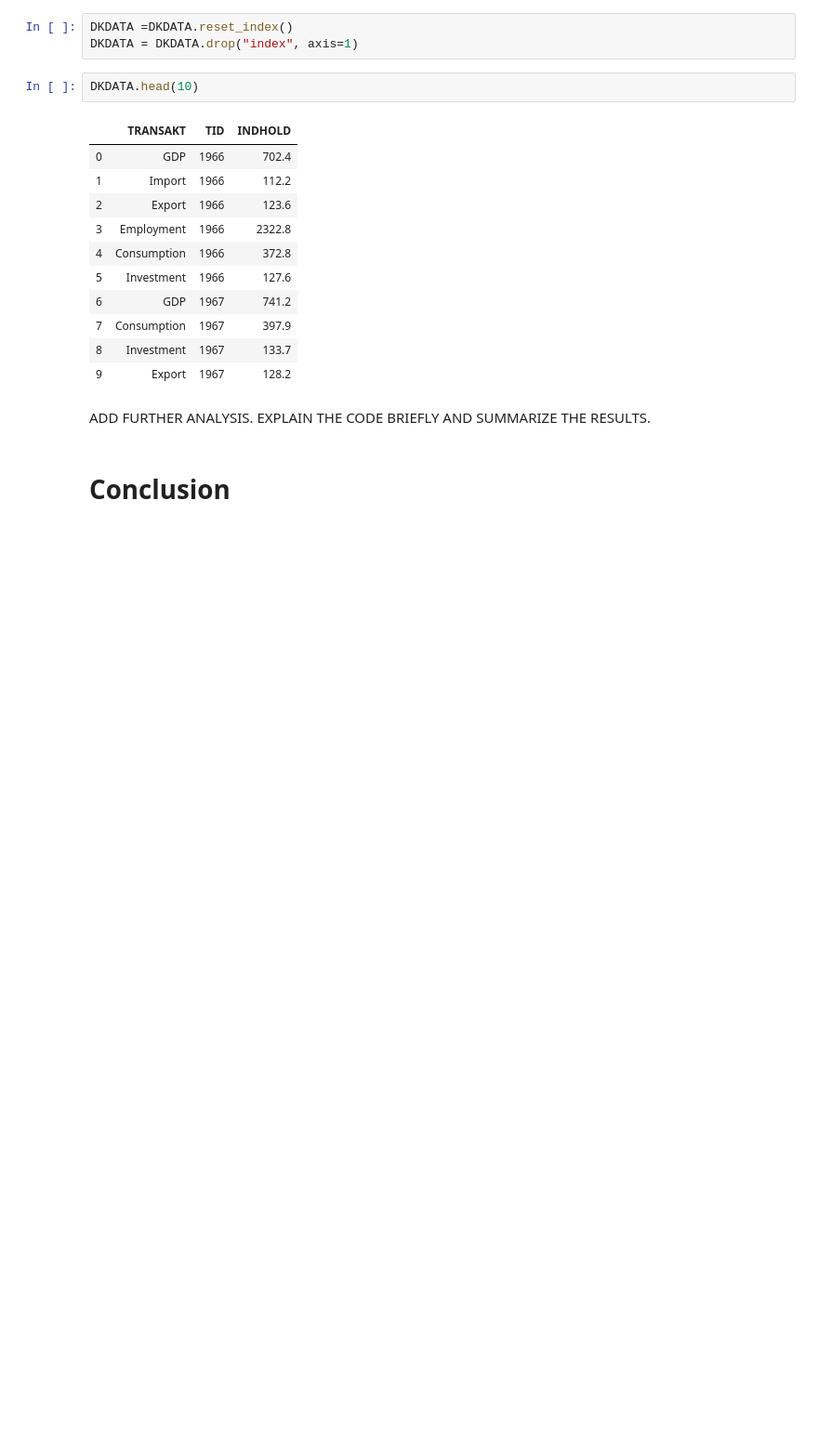
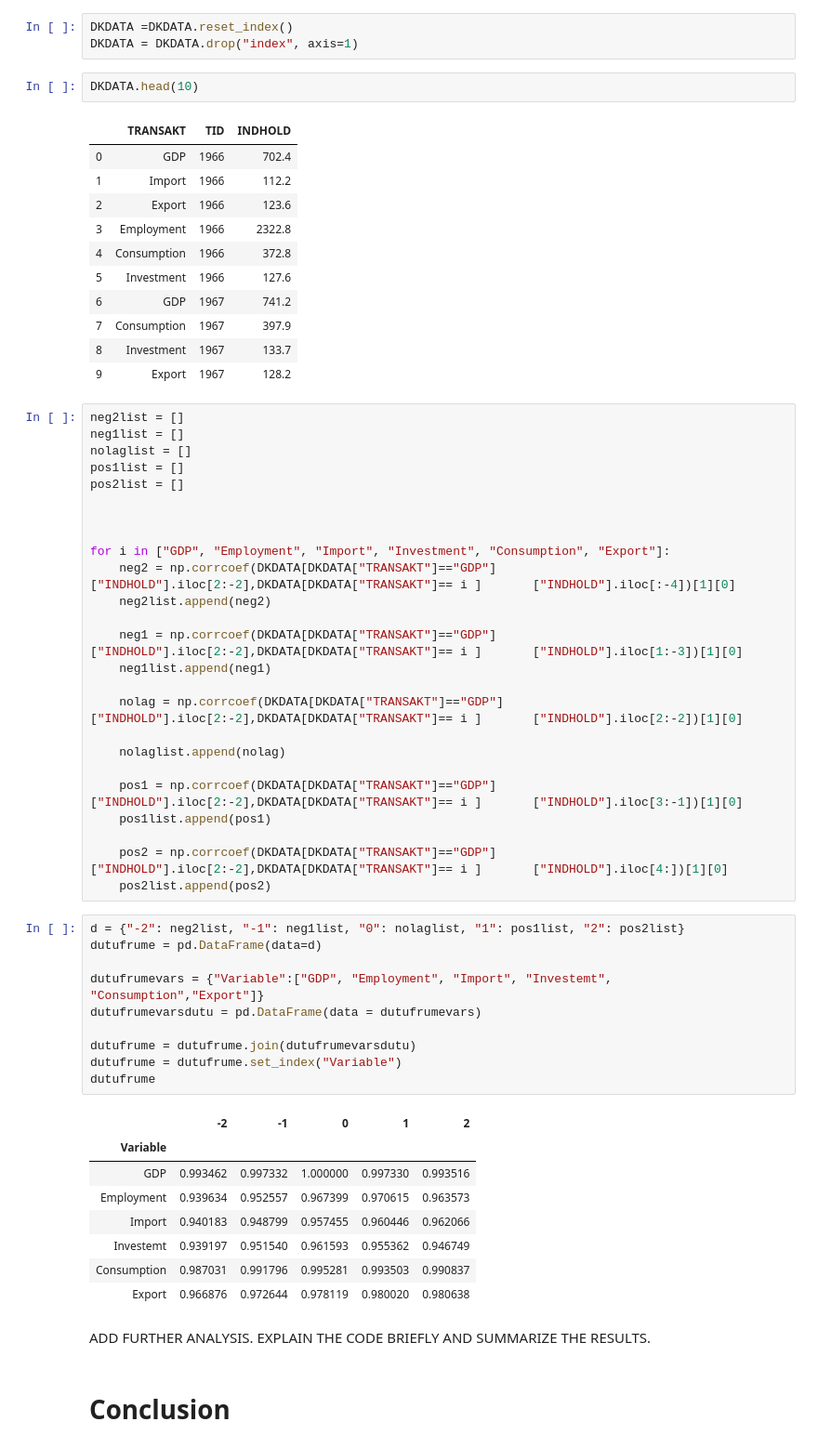
Before and after one commit to NumEconCopenhagen/projects-2020-group-xxv, a Jupyter notebook: dataproject/dataproject.ipynb, the cells around one changed output. Shown at 93% size. Cells and saved outputs as stored; diff of their text form; blank space fills up the shorter version.

```diff
--- a/dataproject/dataproject.ipynb
+++ b/dataproject/dataproject.ipynb
@@ -465,6 +489,50 @@ DKDATA.head(10)
 | 7 | Consumption | 1967 | 397.9 |
 | 8 | Investment | 1967 | 133.7 |
 | 9 | Export | 1967 | 128.2 |
+# %%
+neg2list = []
+neg1list = []
+nolaglist = []
+pos1list = []
+pos2list = []
+
+
+
+for i in ["GDP", "Employment", "Import", "Investment", "Consumption", "Export"]:
+    neg2 = np.corrcoef(DKDATA[DKDATA["TRANSAKT"]=="GDP"]["INDHOLD"].iloc[2:-2],DKDATA[DKDATA["TRANSAKT"]== i ]       ["INDHOLD"].iloc[:-4])[1][0]
+    neg2list.append(neg2)
+
+    neg1 = np.corrcoef(DKDATA[DKDATA["TRANSAKT"]=="GDP"]["INDHOLD"].iloc[2:-2],DKDATA[DKDATA["TRANSAKT"]== i ]       ["INDHOLD"].iloc[1:-3])[1][0]
+    neg1list.append(neg1)
+
+    nolag = np.corrcoef(DKDATA[DKDATA["TRANSAKT"]=="GDP"]["INDHOLD"].iloc[2:-2],DKDATA[DKDATA["TRANSAKT"]== i ]       ["INDHOLD"].iloc[2:-2])[1][0]
+
+    nolaglist.append(nolag)
+
+    pos1 = np.corrcoef(DKDATA[DKDATA["TRANSAKT"]=="GDP"]["INDHOLD"].iloc[2:-2],DKDATA[DKDATA["TRANSAKT"]== i ]       ["INDHOLD"].iloc[3:-1])[1][0]
+    pos1list.append(pos1)
+
+    pos2 = np.corrcoef(DKDATA[DKDATA["TRANSAKT"]=="GDP"]["INDHOLD"].iloc[2:-2],DKDATA[DKDATA["TRANSAKT"]== i ]       ["INDHOLD"].iloc[4:])[1][0]
+    pos2list.append(pos2)
+# %%
+d = {"-2": neg2list, "-1": neg1list, "0": nolaglist, "1": pos1list, "2": pos2list}
+dutufrume = pd.DataFrame(data=d)
+
+dutufrumevars = {"Variable":["GDP", "Employment", "Import", "Investemt", "Consumption","Export"]}
+dutufrumevarsdutu = pd.DataFrame(data = dutufrumevars)
+
+dutufrume = dutufrume.join(dutufrumevarsdutu)
+dutufrume = dutufrume.set_index("Variable")
+dutufrume
+# %% [output]
+|  | -2 | -1 | 0 | 1 | 2 |
+| Variable |  |  |  |  |  |
+| GDP | 0.993462 | 0.997332 | 1.000000 | 0.997330 | 0.993516 |
+| Employment | 0.939634 | 0.952557 | 0.967399 | 0.970615 | 0.963573 |
+| Import | 0.940183 | 0.948799 | 0.957455 | 0.960446 | 0.962066 |
+| Investemt | 0.939197 | 0.951540 | 0.961593 | 0.955362 | 0.946749 |
+| Consumption | 0.987031 | 0.991796 | 0.995281 | 0.993503 | 0.990837 |
+| Export | 0.966876 | 0.972644 | 0.978119 | 0.980020 | 0.980638 |
 # %% [markdown]
 ADD FURTHER ANALYSIS. EXPLAIN THE CODE BRIEFLY AND SUMMARIZE THE RESULTS.
 # %% [markdown]
```
Also changed, not shown: parts of 4 cells of this notebook.
